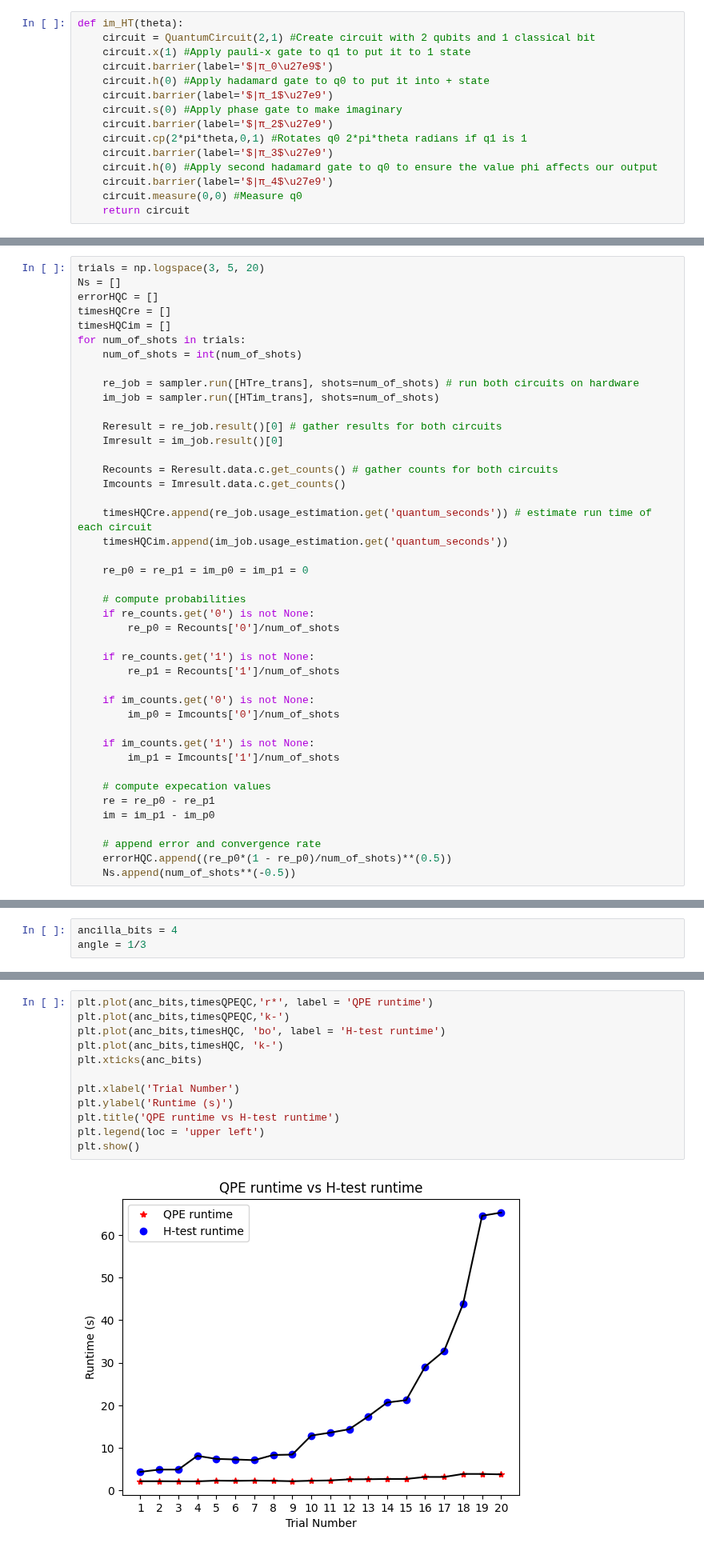
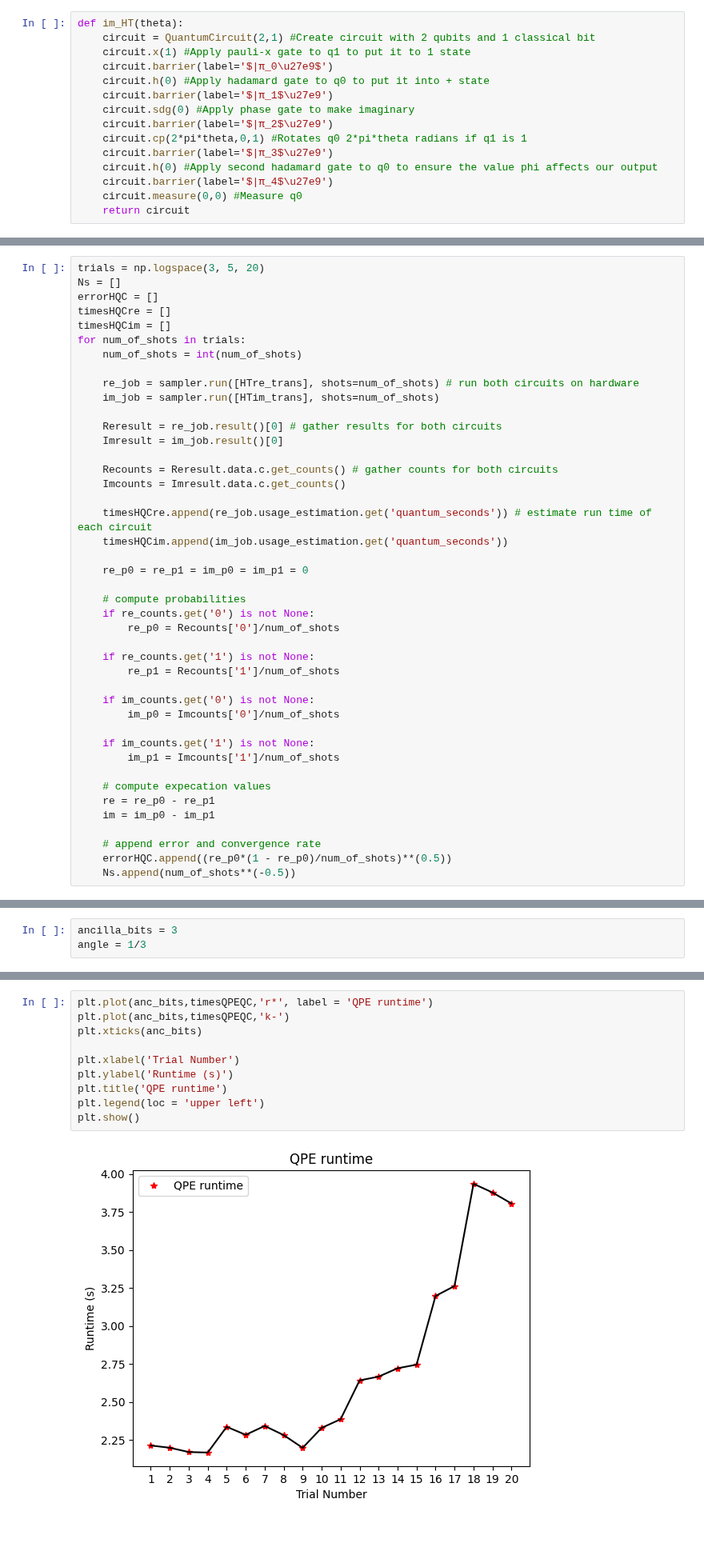
Before and after one commit to Quantum-Linear-Algebra/Intro-to-Quantum-Linear-Algebra, a Jupyter notebook: 6-Quantum_Phase_Estimation_vs_Hadamard_Test.ipynb, the cells around one changed output, grey strips where cells are left out. Shown at 80% size. Drawn from its saved outputs; the diff is of its cells as text.

```diff
--- a/6-Quantum_Phase_Estimation_vs_Hadamard_Test.ipynb
+++ b/6-Quantum_Phase_Estimation_vs_Hadamard_Test.ipynb
@@ -50,7 +66,7 @@ def im_HT(theta):
     circuit.barrier(label='$|π_0\u27e9$')
     circuit.h(0) #Apply hadamard gate to q0 to put it into + state
     circuit.barrier(label='$|π_1$\u27e9')
-    circuit.s(0) #Apply phase gate to make imaginary
+    circuit.sdg(0) #Apply phase gate to make imaginary
     circuit.barrier(label='$|π_2$\u27e9')
     circuit.cp(2*pi*theta,0,1) #Rotates q0 2*pi*theta radians if q1 is 1
     circuit.barrier(label='$|π_3$\u27e9')
@@ -326,7 +377,7 @@ for num_of_shots in trials:
 
     # compute expecation values
     re = re_p0 - re_p1
-    im = im_p1 - im_p0
+    im = im_p0 - im_p1
 
     # append error and convergence rate
     errorHQC.append((re_p0*(1 - re_p0)/num_of_shots)**(0.5))
@@ -380,7 +434,7 @@ def measure(circuit, ancilla_bits):
     for i in range(ancilla_bits):
         circuit.measure(i,i)
 # %%
-ancilla_bits = 4
+ancilla_bits = 3
 angle = 1/3
 # %%
 print("Decimal Representation of the phase angle:", angle)
@@ -638,17 +708,15 @@ plt.show()
 # %%
 plt.plot(anc_bits,timesQPEQC,'r*', label = 'QPE runtime')
 plt.plot(anc_bits,timesQPEQC,'k-')
-plt.plot(anc_bits,timesHQC, 'bo', label = 'H-test runtime')
-plt.plot(anc_bits,timesHQC, 'k-')
 plt.xticks(anc_bits)
 
 plt.xlabel('Trial Number')
 plt.ylabel('Runtime (s)')
-plt.title('QPE runtime vs H-test runtime')
+plt.title('QPE runtime')
 plt.legend(loc = 'upper left')
 plt.show()
 # %% [output]
-[figure, old version]
+[figure, new version]
 # %%
 fig, ax = plt.subplots()
 ax2 = ax.twiny()
```
Also changed, not shown: parts of 39 cells of this notebook, 5 other files.
